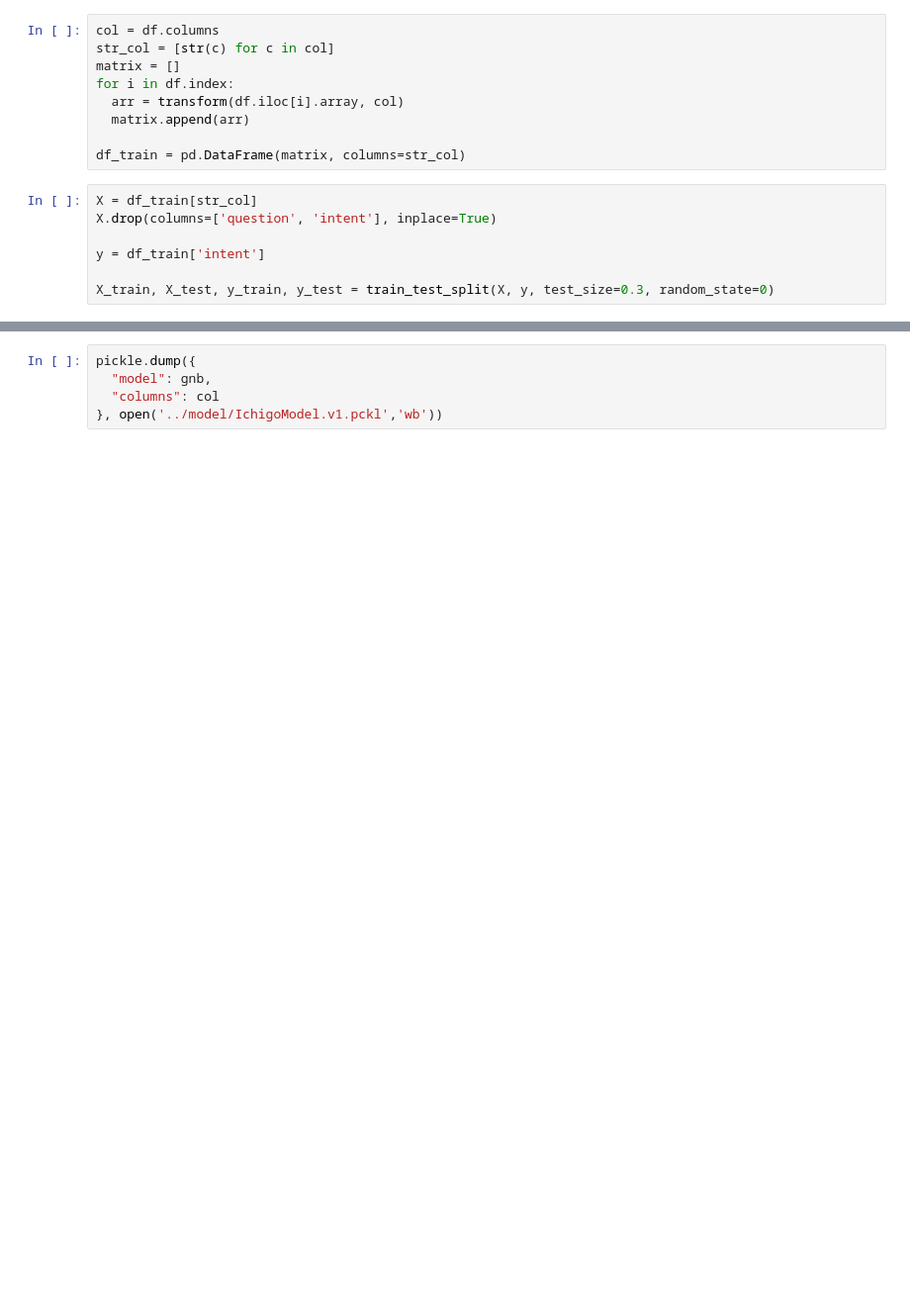
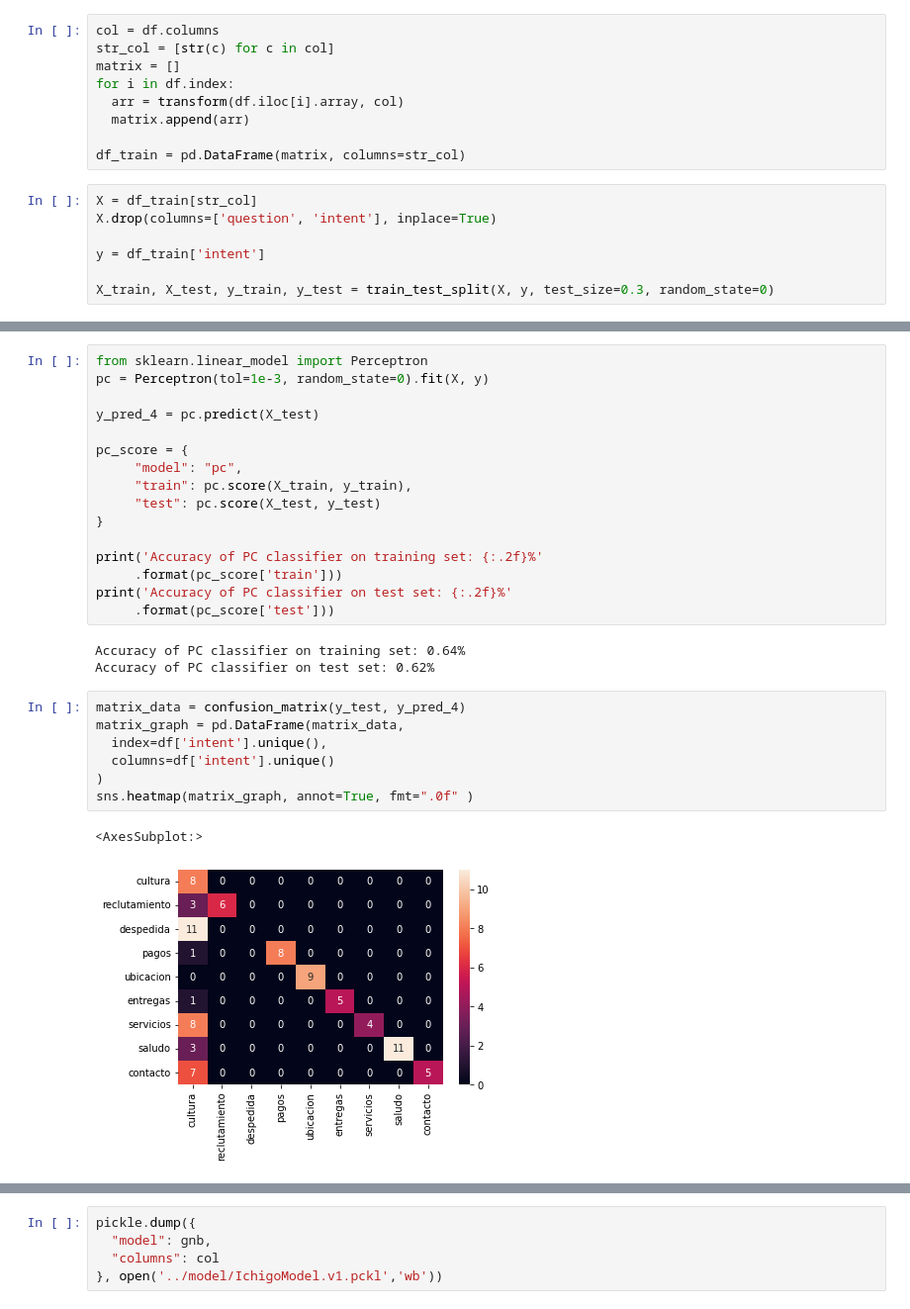
Before and after one commit to Scorcherfjk/ichigo-assistant-model, a Jupyter notebook: notebooks/01-train.ipynb, the cells around one changed output, grey strips where cells are left out. Shown at 99% size. Cells and saved outputs as stored; diff of their text form; blank space fills up the shorter version.

```diff
--- a/notebooks/01-train.ipynb
+++ b/notebooks/01-train.ipynb
@@ -149,0 +261,29 @@ reclutamiento       1.00      0.83      0.91         6
+# %%
+from sklearn.linear_model import Perceptron
+pc = Perceptron(tol=1e-3, random_state=0).fit(X, y)
+
+y_pred_4 = pc.predict(X_test)
+
+pc_score = {
+     "model": "pc",
+     "train": pc.score(X_train, y_train),
+     "test": pc.score(X_test, y_test)
+}
+
+print('Accuracy of PC classifier on training set: {:.2f}%'
+     .format(pc_score['train']))
+print('Accuracy of PC classifier on test set: {:.2f}%'
+     .format(pc_score['test']))
+# %% [output]
+Accuracy of PC classifier on training set: 0.64%
+Accuracy of PC classifier on test set: 0.62%
+# %%
+matrix_data = confusion_matrix(y_test, y_pred_4)
+matrix_graph = pd.DataFrame(matrix_data,
+  index=df['intent'].unique(),
+  columns=df['intent'].unique()
+)
+sns.heatmap(matrix_graph, annot=True, fmt=".0f" )
+# %% [output]
+<AxesSubplot:>
+[figure, added]
```
Also changed, not shown: parts of 19 cells of this notebook, 1 other file.
